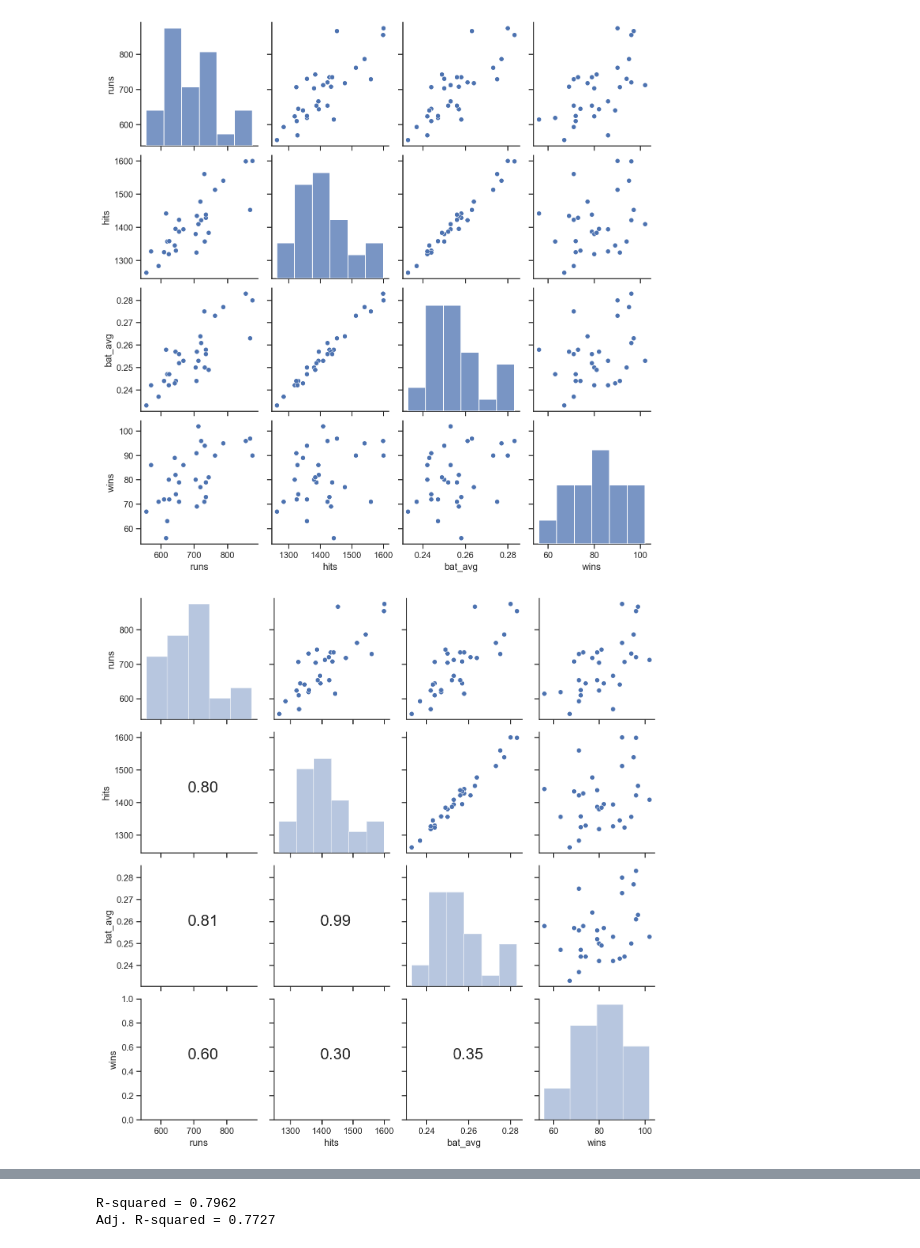
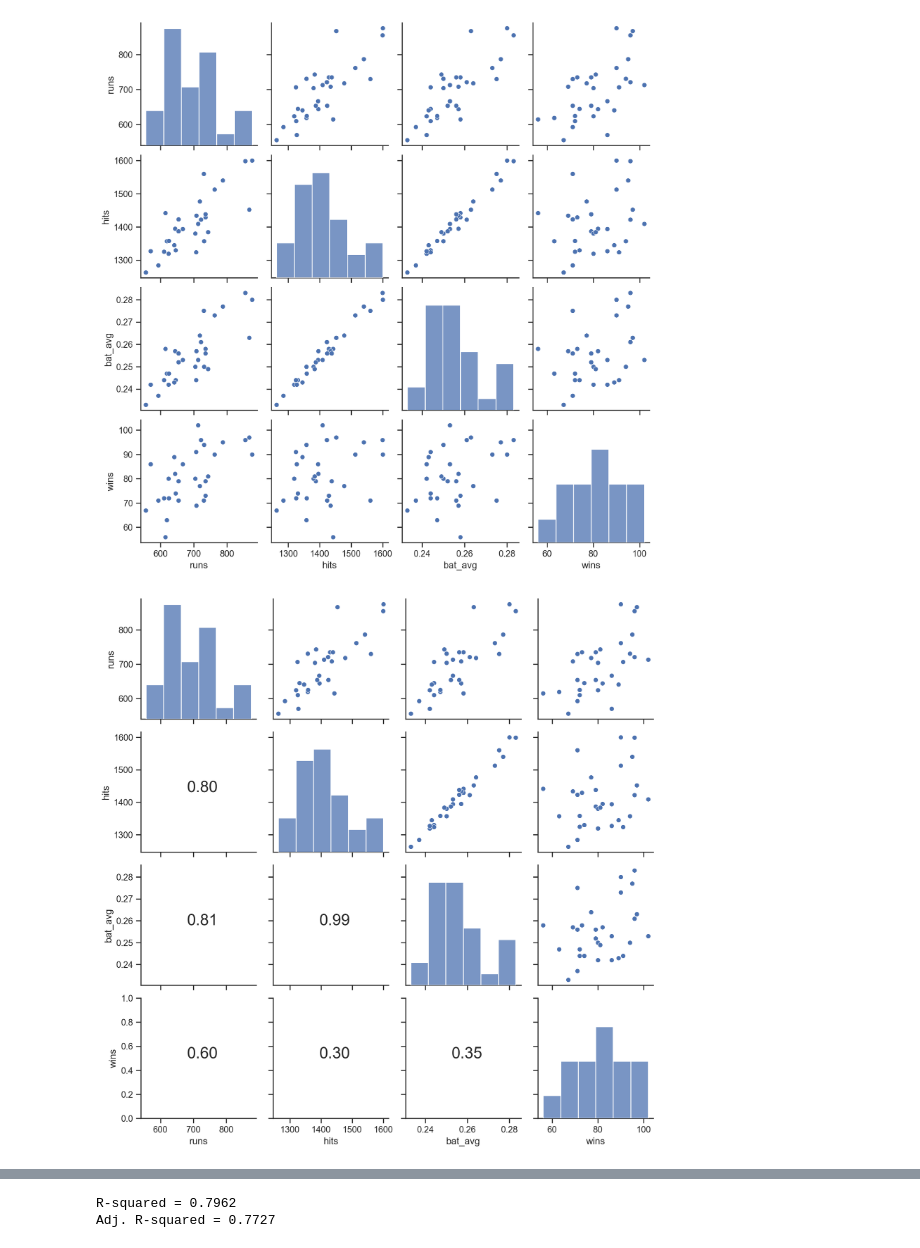
Before and after one commit to imranture/practice_stats, a Jupyter notebook: ch9-exercises_with_solutions.ipynb, the cells around one changed output, grey strips where cells are left out. Cells and saved outputs as stored; diff of their text form; code cells hidden in the pictures.

```diff
--- a/ch9-exercises_with_solutions.ipynb
+++ b/ch9-exercises_with_solutions.ipynb
@@ -113,21 +118,22 @@ plt.show();
 # %% [output]
 [figure]
 # %%
-# Adding correlation coefficients to the plot above
+# Add correlation coefficients to the plot above
 
 import scipy.stats as stats
 
 def corrfunc(x, y, **kws):
     r, _ = stats.pearsonr(x, y)
     ax = plt.gca()
     ax.annotate('{:.2f}'.format(r),
-                xy=(.4, .5), xycoords = ax.transAxes, fontsize = 20)
+                xy=(.4, .5), xycoords=ax.transAxes, fontsize=20)
 
-g = sns.PairGrid(mlb11, vars = ['runs', 'hits', 'bat_avg', 'wins'])
+# Assuming mlb11 is already defined and contains the required data
+g = sns.PairGrid(mlb11, vars=['runs', 'hits', 'bat_avg', 'wins'])
 g.map_upper(sns.scatterplot)
 g.map_lower(corrfunc)
-g.map_diag(sns.distplot, kde = False)
-plt.show();
+g.map_diag(sns.histplot, kde=False)  # Using histplot instead of distplot
+plt.show()
 # %% [output]
-[figure, old version]
+[figure, new version]
 # %% [markdown]
```
Also changed, not shown: parts of 8 cells of this notebook, 17 other files.
